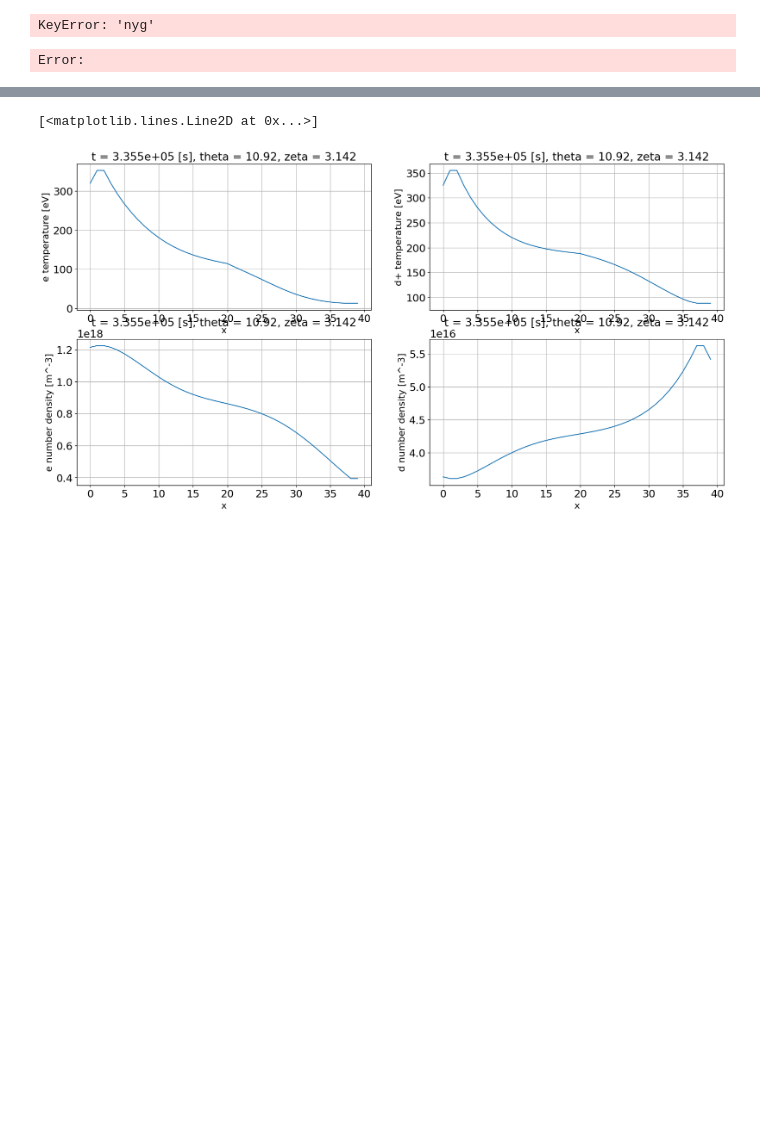
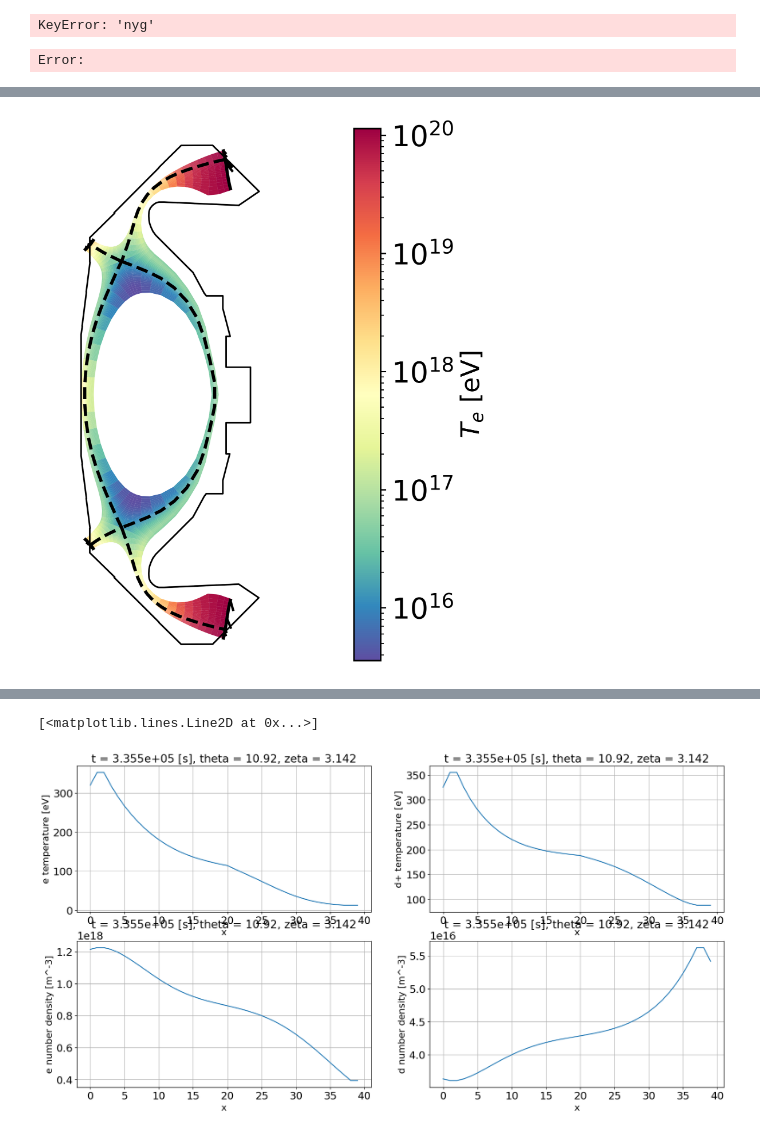
Before and after one commit to PoloidalLloyd/notebooks, a Jupyter notebook: hermes-3/transients/2_D/2024_09_2D_test.ipynb, the cells around one changed output, grey strips where cells are left out. Saved outputs shown, nothing was run; the diff lists cells and outputs as text; code cells hidden in the pictures; blank space fills up the shorter version.

```diff
--- a/hermes-3/transients/2_D/2024_09_2D_test.ipynb
+++ b/hermes-3/transients/2_D/2024_09_2D_test.ipynb
@@ -178,0 +205,36 @@ Error:
+# %%
+fig, ax = plt.subplots(1, 1, figsize = (14, 6), dpi = 500)
+
+vmin = 1
+vmax = 1000
+
+ds["Nd"].isel(t=-1).hermesm.polygon(ax = ax, cmap = "Spectral_r", logscale = True, antialias = True, colorbar_label = "$T_{e}$ [eV]")
+# ds['Td+'].isel(t=-1).hermesm.polygon(ax = ax[1], cmap = "Spectral_r", vmin = vmin, vmax = vmax, logscale = True, antialias = True, colorbar_label = "$T_{i}$ [eV]")
+# ds['Ne'].isel(t=-1).hermesm.polygon(ax = ax[2], cmap = "Spectral_r", logscale = True, antialias = True, colorbar_label = "$n_{e}$ [$m^{-3}$]")
+# ds['Nd'].isel(t=-1).hermesm.polygon(ax = ax[3], cmap = "Spectral_r", logscale = True, antialias = True, colorbar_label = "$n_{i}$ [$m^{-3}$]")
+# Your existing plotting code here
+
+# Adjust the spacing between subplots
+# plt.subplots_adjust(wspace=0.5, hspace=0.5)
+
+# wspace adjusts the width between subplots
+# hspace adjusts the height between subplots
+
+
+
+
+ax.set_xlim(0, 2)
+ax.set_ylim(-2.2,2.2)
+
+
+ax.plot(limiter['limR'], limiter['limZ'], color = 'black', linewidth = 1)
+plt.axis('off')
+ax.set_title('')
+plt.show()
+
+# ax.set_title("Neutral temperature")
+# ax.set_xlim(0.1, 0.85)
+# ax.set_ylim(-0.9, 0.9)
+# ax.grid(False)
+# %% [output]
+[figure, added]
```
Also changed, not shown: parts of 21 cells of this notebook, 7 other files.
